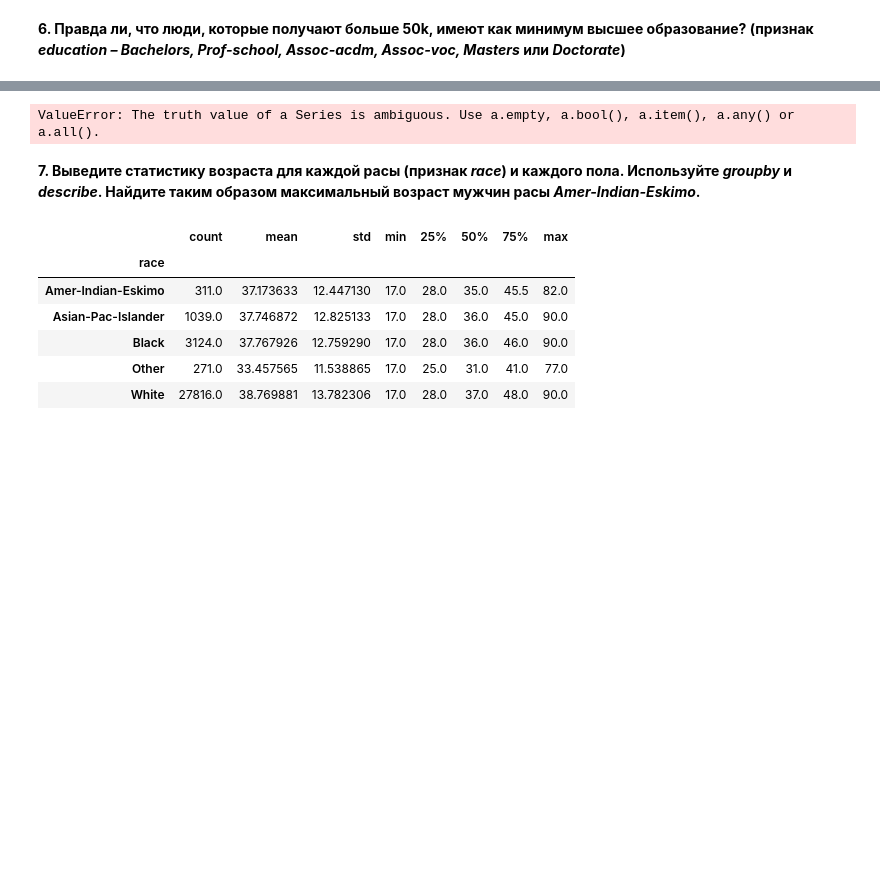
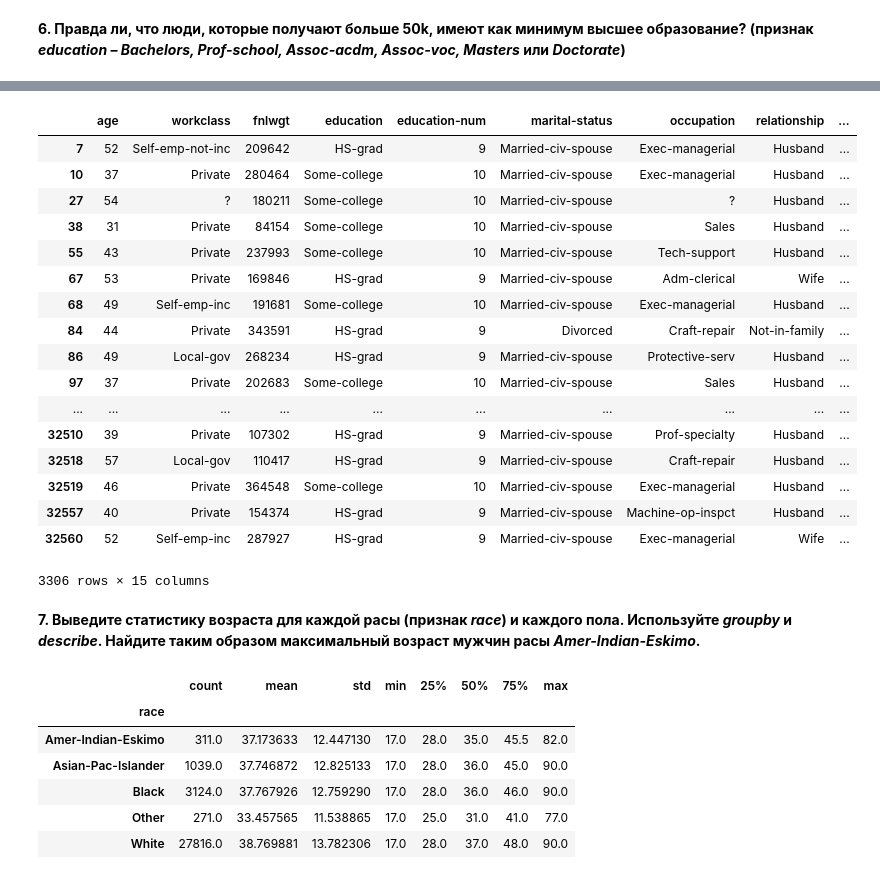
Before and after one commit to fiit15py/l03pandas-Booble97, a Jupyter notebook: assignment01_pandas.ipynb, the cells around one changed output, grey strips where cells are left out. Saved outputs shown, nothing was run; the diff lists cells and outputs as text; code cells hidden in the pictures; blank space fills up the shorter version.

```diff
--- a/assignment01_pandas.ipynb
+++ b/assignment01_pandas.ipynb
@@ -73,8 +90,24 @@ data[data['salary']=='<=50k']['age'].mean(), data[data['salary']=='<=50k']['age'
 # %%
-# Ваш код здесь
-data[data['salary']=='>50k' and data['education-num']<11]
+data[data['salary']=='>50K'][data['education-num']<11]
 # %% [output]
+|  | age | workclass | fnlwgt | education | education-num | marital-status | occupation | relationship | ... |
+| 7 | 52 | Self-emp-not-inc | 209642 | HS-grad | 9 | Married-civ-spouse | Exec-managerial | Husband | ... |
+| 10 | 37 | Private | 280464 | Some-college | 10 | Married-civ-spouse | Exec-managerial | Husband | ... |
+| 27 | 54 | ? | 180211 | Some-college | 10 | Married-civ-spouse | ? | Husband | ... |
+| 38 | 31 | Private | 84154 | Some-college | 10 | Married-civ-spouse | Sales | Husband | ... |
+| 55 | 43 | Private | 237993 | Some-college | 10 | Married-civ-spouse | Tech-support | Husband | ... |
+| 67 | 53 | Private | 169846 | HS-grad | 9 | Married-civ-spouse | Adm-clerical | Wife | ... |
+| 68 | 49 | Self-emp-inc | 191681 | Some-college | 10 | Married-civ-spouse | Exec-managerial | Husband | ... |
+| 84 | 44 | Private | 343591 | HS-grad | 9 | Divorced | Craft-repair | Not-in-family | ... |
+| 86 | 49 | Local-gov | 268234 | HS-grad | 9 | Married-civ-spouse | Protective-serv | Husband | ... |
+| 97 | 37 | Private | 202683 | Some-college | 10 | Married-civ-spouse | Sales | Husband | ... |
+| ... | ... | ... | ... | ... | ... | ... | ... | ... | ... |
+| 32510 | 39 | Private | 107302 | HS-grad | 9 | Married-civ-spouse | Prof-specialty | Husband | ... |
+| 32518 | 57 | Local-gov | 110417 | HS-grad | 9 | Married-civ-spouse | Craft-repair | Husband | ... |
+| 32519 | 46 | Private | 364548 | Some-college | 10 | Married-civ-spouse | Exec-managerial | Husband | ... |
+| 32557 | 40 | Private | 154374 | HS-grad | 9 | Married-civ-spouse | Machine-op-inspct | Husband | ... |
+| 32560 | 52 | Self-emp-inc | 287927 | HS-grad | 9 | Married-civ-spouse | Exec-managerial | Wife | ... |
-ValueError: The truth value of a Series is ambiguous. Use a.empty, a.bool(), a.item(), a.any() or a.all().
+3306 rows × 15 columns
 # %% [markdown]
 **7. Выведите статистику возраста для каждой расы (признак *race*) и каждого пола. Используйте *groupby* и *describe*. Найдите таким образом максимальный возраст мужчин расы *Amer-Indian-Eskimo*.**
 # %%
```
Also changed, not shown: parts of 7 cells of this notebook.
